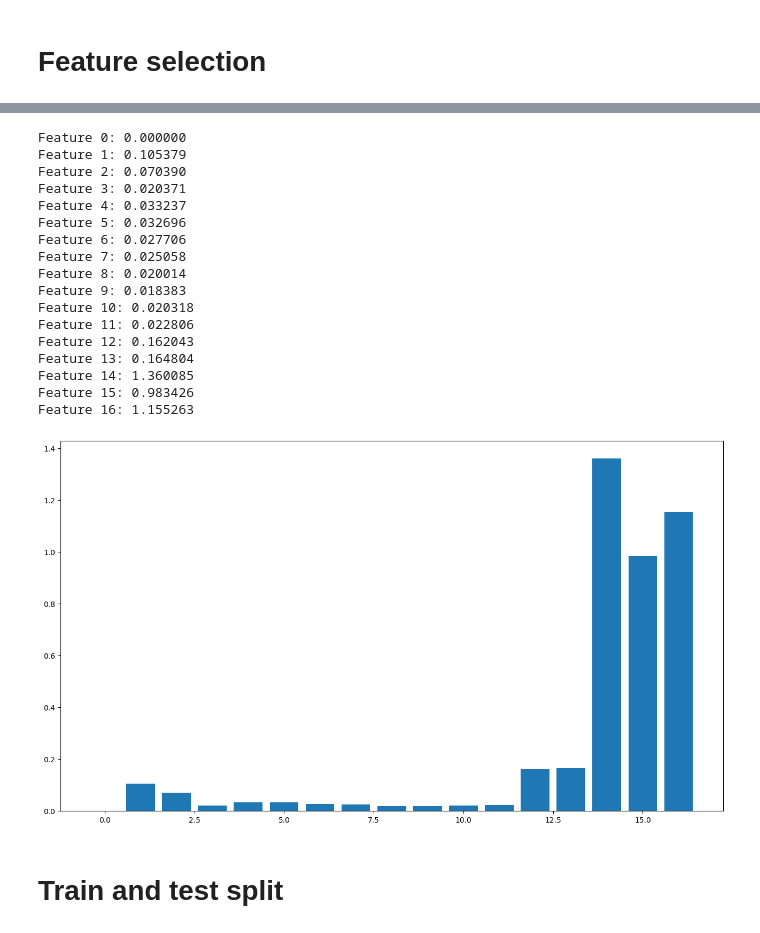
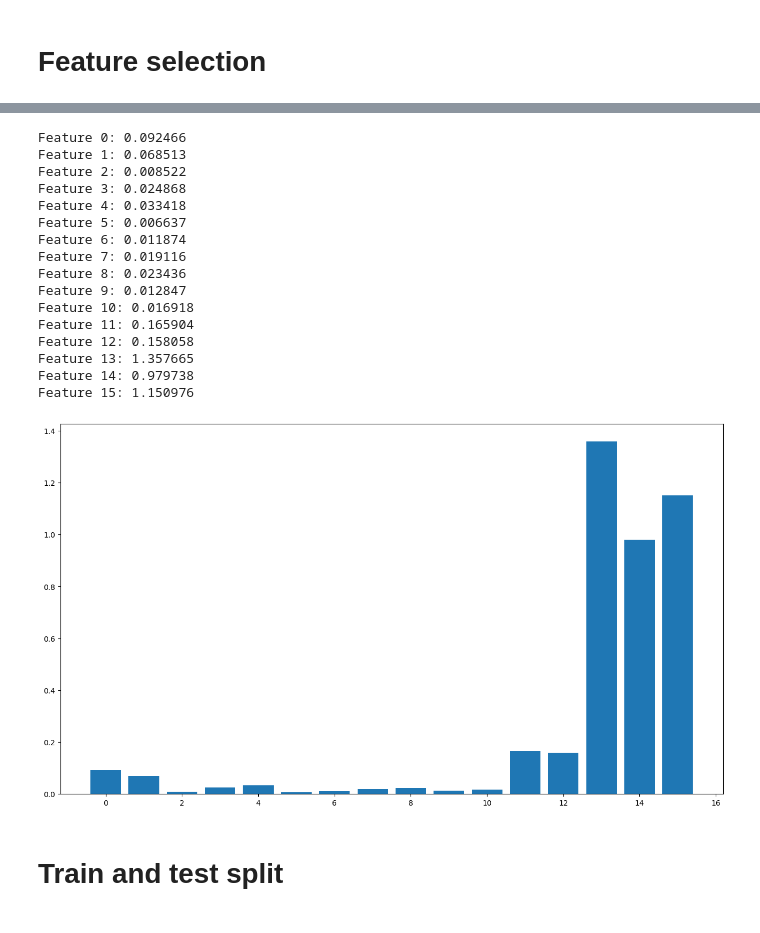
Before and after one commit to mrMichalR/blueberry_yield, a Jupyter notebook: blueberry_yield_prediction.ipynb, the cells around one changed output, grey strips where cells are left out. Saved outputs shown, nothing was run; the diff lists cells and outputs as text; code cells hidden in the pictures.

```diff
--- a/blueberry_yield_prediction.ipynb
+++ b/blueberry_yield_prediction.ipynb
@@ -286,0 +282,5 @@ AverageOfLowerTRange<br>
+# %%
+red_col = [
+    'id'
+    ]
+df_train = df_train.drop(red_col, axis=1)
@@ -286,0 +294,5 @@ AverageOfLowerTRange<br>
+# %%
+df_y = df_[df_['yield'] < 2100].iloc[:,14:18]
+print(f'Rows with yield < 2100 is:{len(df_y)}')
+
+df_train = df_train.drop(df_train[df_train['yield'] < 2100].index)
@@ -286,0 +303,12 @@ AverageOfLowerTRange<br>
+# %%
+# calculate duplicates
+dups = df_train.duplicated()
+# report if there are any duplicates
+print(dups.any())
+# list all duplicate rows
+print(df_train[dups])
+# print(df[dups].columns)
+
+
+# df_train.duplicated().sum()
+df_train = df_train.drop_duplicates(subset=df_train.columns[1:18], keep='first')
@@ -334,8 +620,10 @@ def select_features_mutual(X_train, y_train, X_test):
 # %%
 # X_train, y_train, X_test = df_train.drop(['yield'], axis = 1) , df_train['yield'] , df_test
-
+X_train = df_train.drop(['yield', 'type'], axis=1)
+y_train = df_train['yield']
+X_test = df_test.iloc[:,1:17]
 # feature selection
-X_train_fs, X_test_fs, fs = select_features(df_train.drop(['yield'], axis = 1), y_train = df_train['yield'] , X_test = df_test)
+X_train_fs, X_test_fs, fs = select_features(X_train = X_train, y_train = y_train , X_test = X_test)
 # what are scores for the features
 for i in range(len(fs.scores_)):
   print('Feature %d: %f' % (i, fs.scores_[i]))
@@ -366,33 +653,32 @@ Feature 16: 47084.926978
 # %%
 # mutual feature selection
-X_train_fs_mut, X_test_fs_mut, fs_mut = select_features_mutual(df_train.drop(['yield'], axis = 1), y_train = df_train['yield'] , X_test = df_test)
+X_train_fs_mut, X_test_fs_mut, fs_mut = select_features_mutual(X_train, y_train , X_test)
 # what are scores for the features
 for i in range(len(fs_mut.scores_)):
   print('Feature %d: %f' % (i, fs_mut.scores_[i]))
 # plot the scores
 pyplot.bar([i for i in range(len(fs_mut.scores_))], fs_mut.scores_)
 #pd.DataFrame([i for i in range(len(fs_mut.scores_))], fs_mut.scores_).plot(kind='bar')
 
 pyplot.show()
 # %% [output]
-Feature 0: 0.000000
-Feature 1: 0.105379
-Feature 2: 0.070390
-Feature 3: 0.020371
-Feature 4: 0.033237
-Feature 5: 0.032696
-Feature 6: 0.027706
-Feature 7: 0.025058
-Feature 8: 0.020014
-Feature 9: 0.018383
-Feature 10: 0.020318
-Feature 11: 0.022806
-Feature 12: 0.162043
-Feature 13: 0.164804
-Feature 14: 1.360085
-Feature 15: 0.983426
-Feature 16: 1.155263
+Feature 0: 0.092466
+Feature 1: 0.068513
+Feature 2: 0.008522
+Feature 3: 0.024868
+Feature 4: 0.033418
+Feature 5: 0.006637
+Feature 6: 0.011874
+Feature 7: 0.019116
+Feature 8: 0.023436
+Feature 9: 0.012847
+Feature 10: 0.016918
+Feature 11: 0.165904
+Feature 12: 0.158058
+Feature 13: 1.357665
+Feature 14: 0.979738
+Feature 15: 1.150976
-[figure, old version]
+[figure, new version]
 # %% [markdown]
 # Train and test split
 # %%
```
Also changed, not shown: parts of 65 cells of this notebook.
